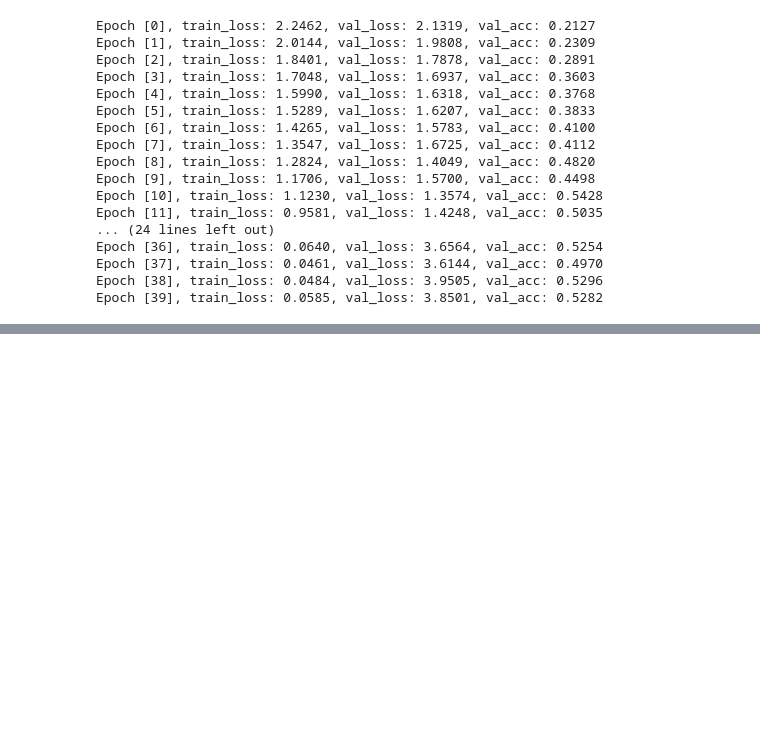
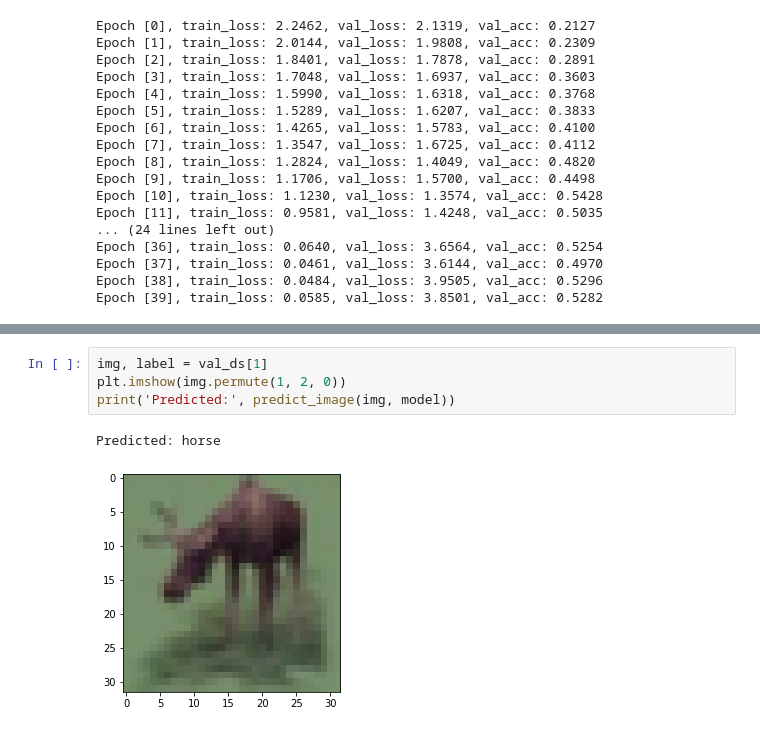
Before and after one commit to AndrewLi19/ML_Assignment, a Jupyter notebook: Assignment5/my_cifar10_CNN.ipynb, the cells around one changed output, grey strips where cells are left out. Drawn from its saved outputs; the diff is of its cells as text; blank space fills up the shorter version.

```diff
--- a/Assignment5/my_cifar10_CNN.ipynb
+++ b/Assignment5/my_cifar10_CNN.ipynb
@@ -357,0 +398,7 @@ Epoch [39], train_loss: 0.0585, val_loss: 3.8501, val_acc: 0.5282
+# %%
+img, label = val_ds[1]
+plt.imshow(img.permute(1, 2, 0))
+print('Predicted:', predict_image(img, model))
+# %% [output]
+Predicted: horse
+[figure, added]
```
Also changed, not shown: parts of 10 cells of this notebook.
